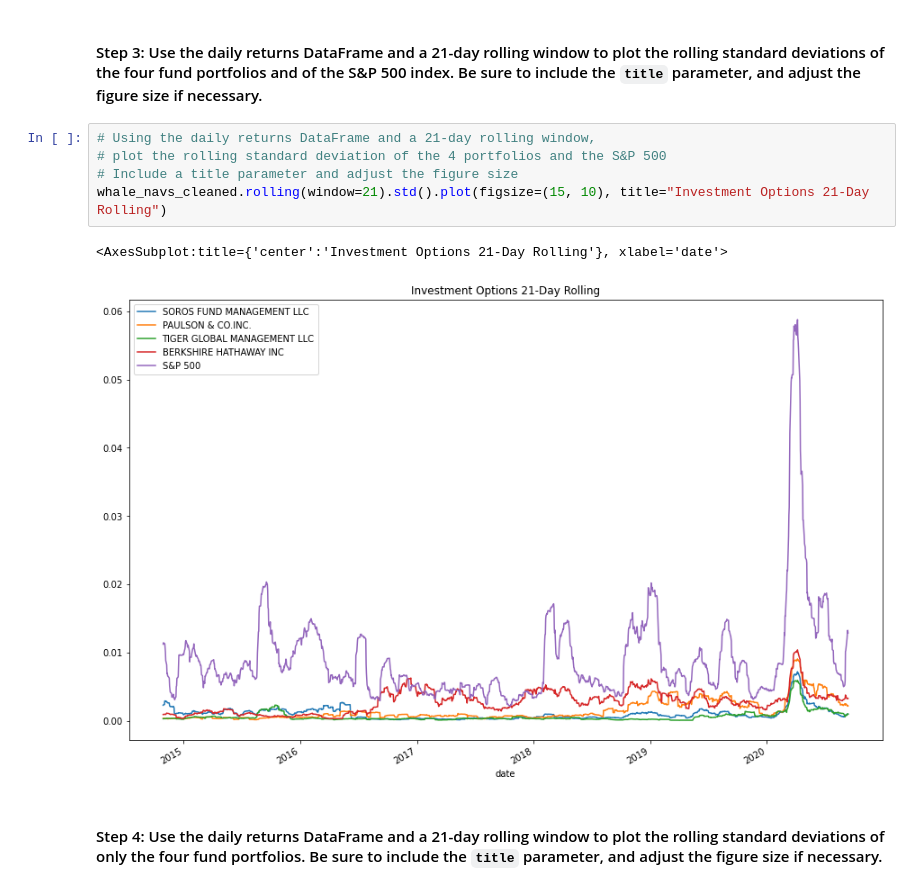
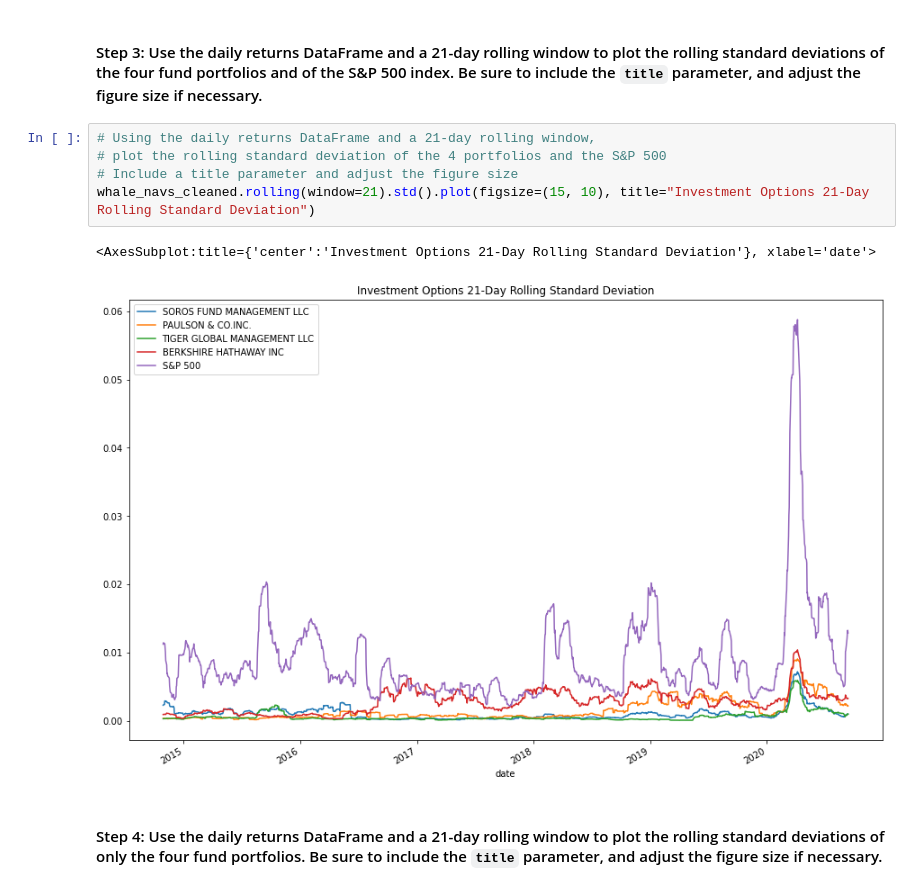
Before and after one commit to mbejan325/Investment_Evaluation_App, a Jupyter notebook: Starter_Code/finalrisk_return_analysis.ipynb, the cells around one changed output. Cells and saved outputs as stored; diff of their text form.

```diff
--- a/Starter_Code/finalrisk_return_analysis.ipynb
+++ b/Starter_Code/finalrisk_return_analysis.ipynb
@@ -296,11 +287,11 @@ dtype: float64
 # %%
 # Using the daily returns DataFrame and a 21-day rolling window,
 # plot the rolling standard deviation of the 4 portfolios and the S&P 500
 # Include a title parameter and adjust the figure size
-whale_navs_cleaned.rolling(window=21).std().plot(figsize=(15, 10), title="Investment Options 21-Day Rolling")
+whale_navs_cleaned.rolling(window=21).std().plot(figsize=(15, 10), title="Investment Options 21-Day Rolling Standard Deviation")
 # %% [output]
-<AxesSubplot:title={'center':'Investment Options 21-Day Rolling'}, xlabel='date'>
+<AxesSubplot:title={'center':'Investment Options 21-Day Rolling Standard Deviation'}, xlabel='date'>
-[figure, old version]
+[figure, new version]
 # %% [markdown]
 #### Step 4: Use the daily returns DataFrame and a 21-day rolling window to plot the rolling standard deviations of only the four fund portfolios. Be sure to include the `title` parameter, and adjust the figure size if necessary.
 # %%
```
Also changed, not shown: parts of 10 cells of this notebook, 1 other file.
